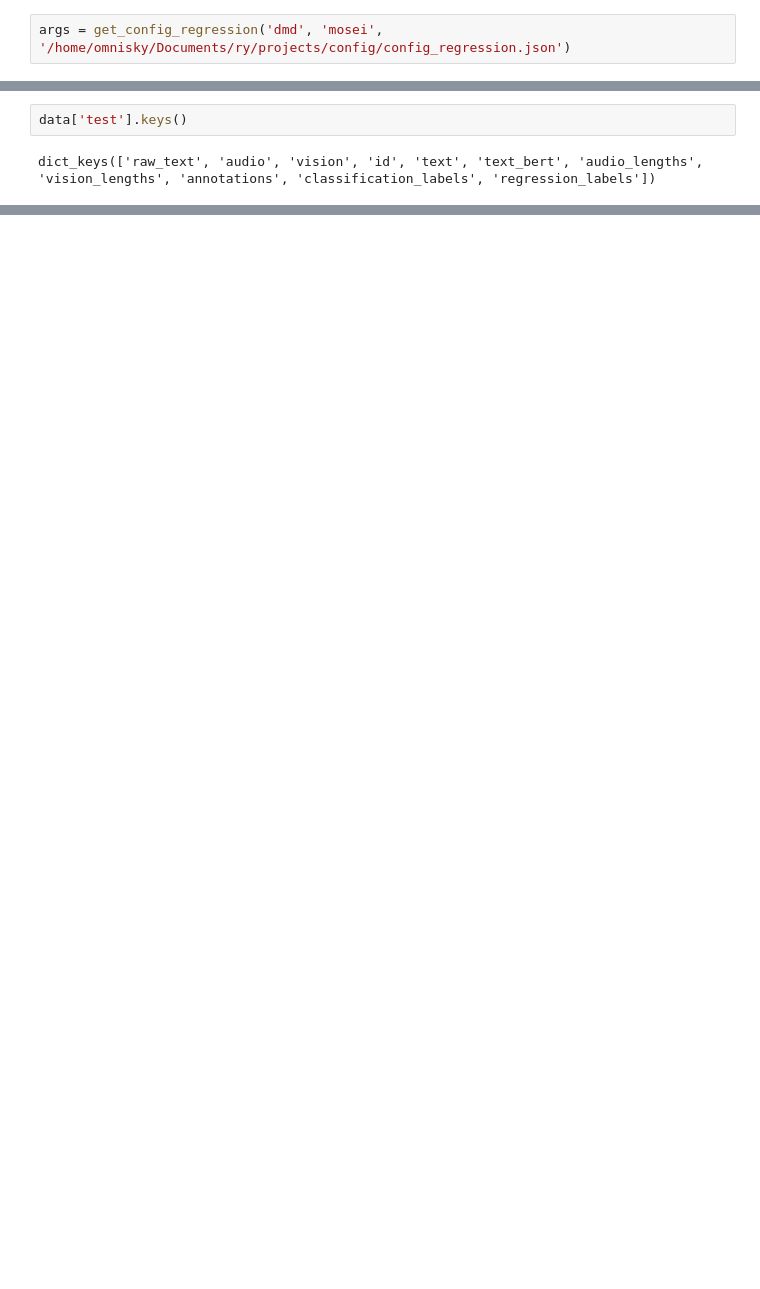
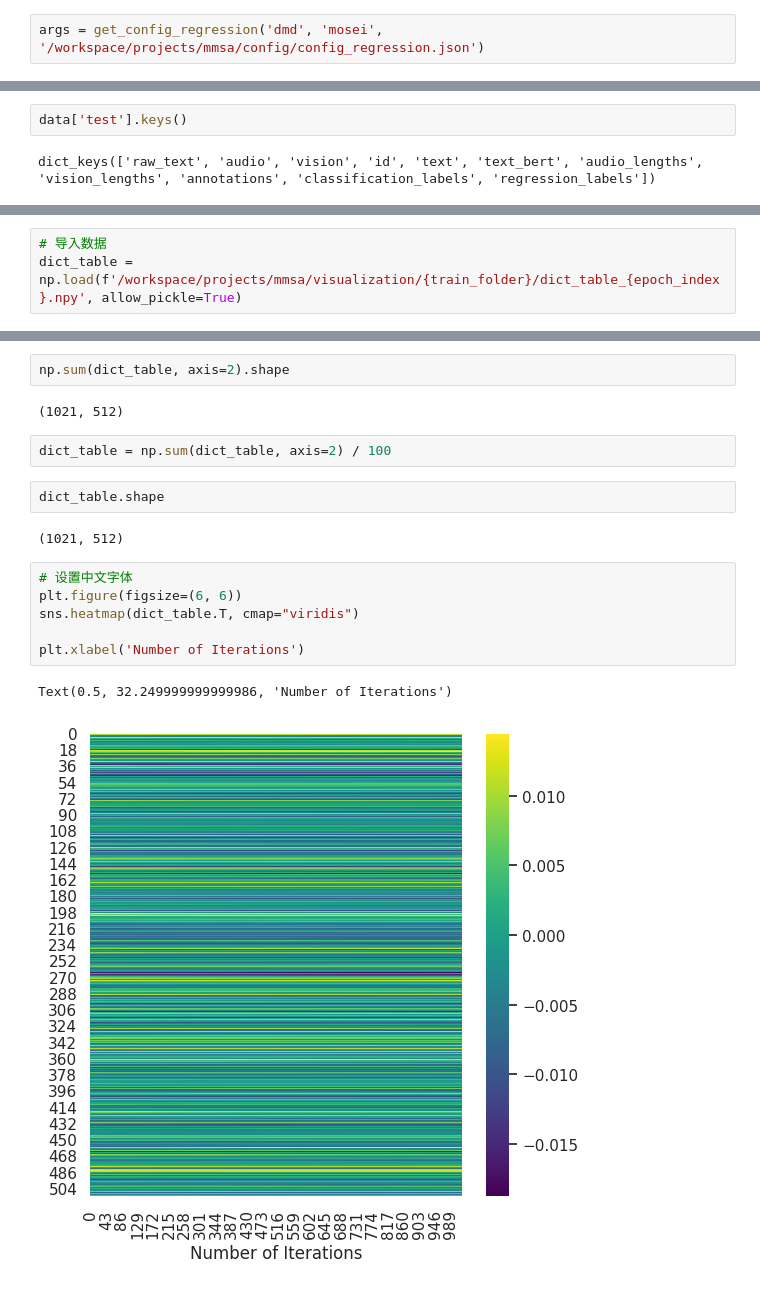
Before and after one commit to svliy/mmsa, a Jupyter notebook: mmsa.ipynb, the cells around one changed output, grey strips where cells are left out. Saved outputs shown, nothing was run; the diff lists cells and outputs as text; blank space fills up the shorter version.

```diff
--- a/mmsa.ipynb
+++ b/mmsa.ipynb
@@ -103,4 +19,4 @@ plt.show()
 # %% [markdown]
 # 导入配置文件
 # %%
-args = get_config_regression('dmd', 'mosei', '/home/omnisky/Documents/ry/projects/config/config_regression.json')
+args = get_config_regression('dmd', 'mosei', '/workspace/projects/mmsa/config/config_regression.json')
@@ -366,0 +189,3 @@ sns.heatmap(s_img_att_weight, cmap="viridis")
+# %%
+# 导入数据
+dict_table = np.load(f'/workspace/projects/mmsa/visualization/{train_folder}/dict_table_{epoch_index}.npy', allow_pickle=True)
@@ -366,0 +199,19 @@ sns.heatmap(s_img_att_weight, cmap="viridis")
+# %%
+np.sum(dict_table, axis=2).shape
+# %% [output]
+(1021, 512)
+# %%
+dict_table = np.sum(dict_table, axis=2) / 100
+# %%
+dict_table.shape
+# %% [output]
+(1021, 512)
+# %%
+# 设置中文字体
+plt.figure(figsize=(6, 6))
+sns.heatmap(dict_table.T, cmap="viridis")
+
+plt.xlabel('Number of Iterations')
+# %% [output]
+Text(0.5, 32.249999999999986, 'Number of Iterations')
+[figure, added]
```
Also changed, not shown: parts of 150 cells of this notebook, 33 other files.
